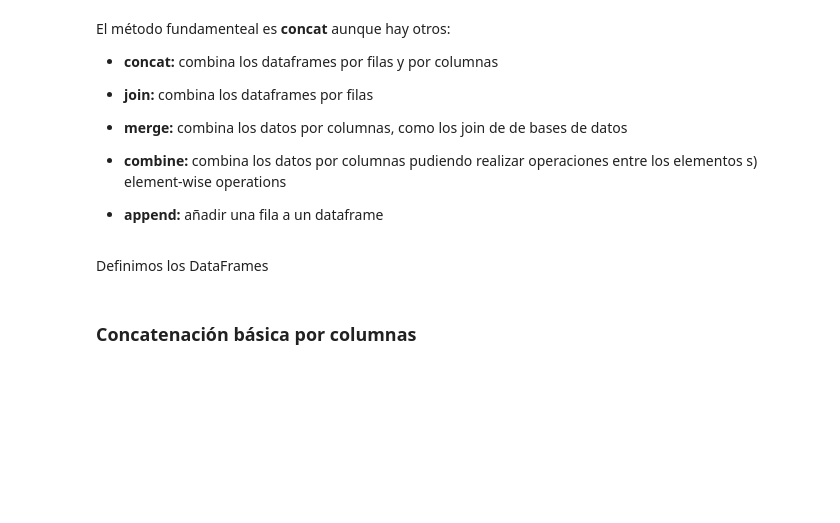
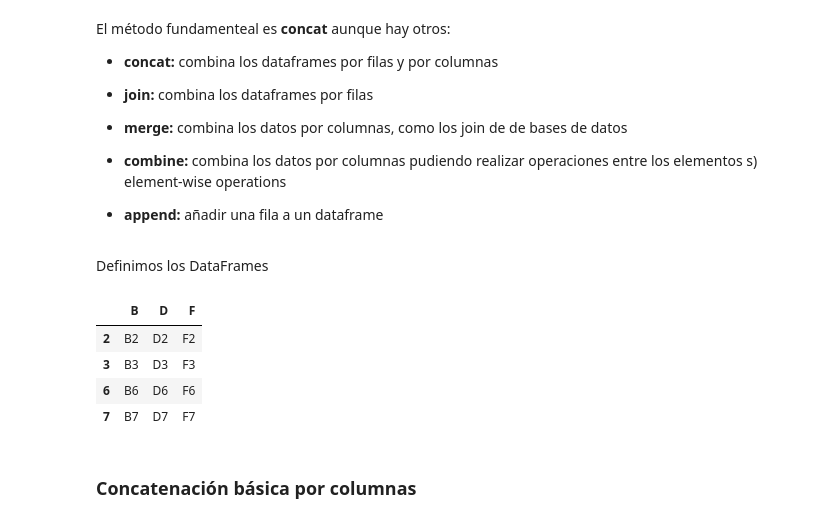
Before and after one commit to GuilleFaji/curso_python_intro_herramientas, a Jupyter notebook: 4_pandas/4_7_combinar_juntar.ipynb, the cells around one changed output. Drawn from its saved outputs; the diff is of its cells as text; code cells hidden in the pictures; blank space fills up the shorter version.

```diff
--- a/4_pandas/4_7_combinar_juntar.ipynb
+++ b/4_pandas/4_7_combinar_juntar.ipynb
@@ -64,6 +64,14 @@ df4 = pd.DataFrame(
     },
     index=[2, 3, 6, 7],
 )
+# %%
+df4
+# %% [output]
+|  | B | D | F |
+| 2 | B2 | D2 | F2 |
+| 3 | B3 | D3 | F3 |
+| 6 | B6 | D6 | F6 |
+| 7 | B7 | D7 | F7 |
 # %% [markdown]
 ### Concatenación básica por columnas
 # %% [markdown]
```
Also changed, not shown: parts of 10 cells of this notebook, 5 other files.
